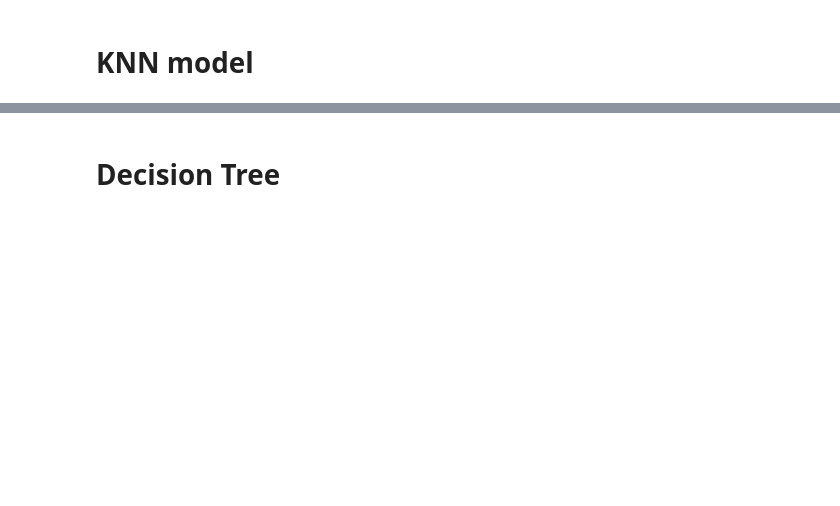
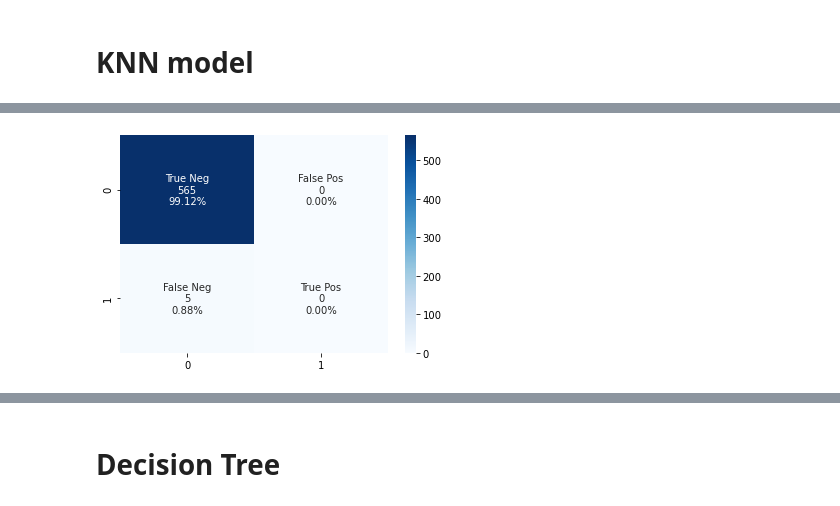
Before and after one commit to Astroraf/exoplanet, a Jupyter notebook: exoplanet.ipynb, the cells around one changed output, grey strips where cells are left out. Saved outputs shown, nothing was run; the diff lists cells and outputs as text; code cells hidden in the pictures; blank space fills up the shorter version.

```diff
--- a/exoplanet.ipynb
+++ b/exoplanet.ipynb
@@ -114,11 +176,13 @@ print(cf_matrix_knn)
 # %%
 group_names = ['True Neg','False Pos','False Neg','True Pos']
 group_counts = ["{0:0.0f}".format(value) for value in
                 cf_matrix_knn.flatten()]
-group_percentages = ["{0:.2%}".format(value) for value in cf_matrix_knn.flatten()/np.sum(cf_matrix)]
+group_percentages = ["{0:.2%}".format(value) for value in cf_matrix_knn.flatten()/np.sum(cf_matrix_knn)]
 labels = [f"{v1}\n{v2}\n{v3}" for v1, v2, v3 in zip(group_names,group_counts,group_percentages)]
 labels = np.asarray(labels).reshape(2,2)
 sns.heatmap(cf_matrix_knn, annot=labels, fmt='', cmap='Blues');
+# %% [output]
+[figure, added]
 # %%
 knn_e = KNeighborsClassifier(n_neighbors=5, p = 2)
 # Using Euclidean distance
```
Also changed, not shown: parts of 35 cells of this notebook.
